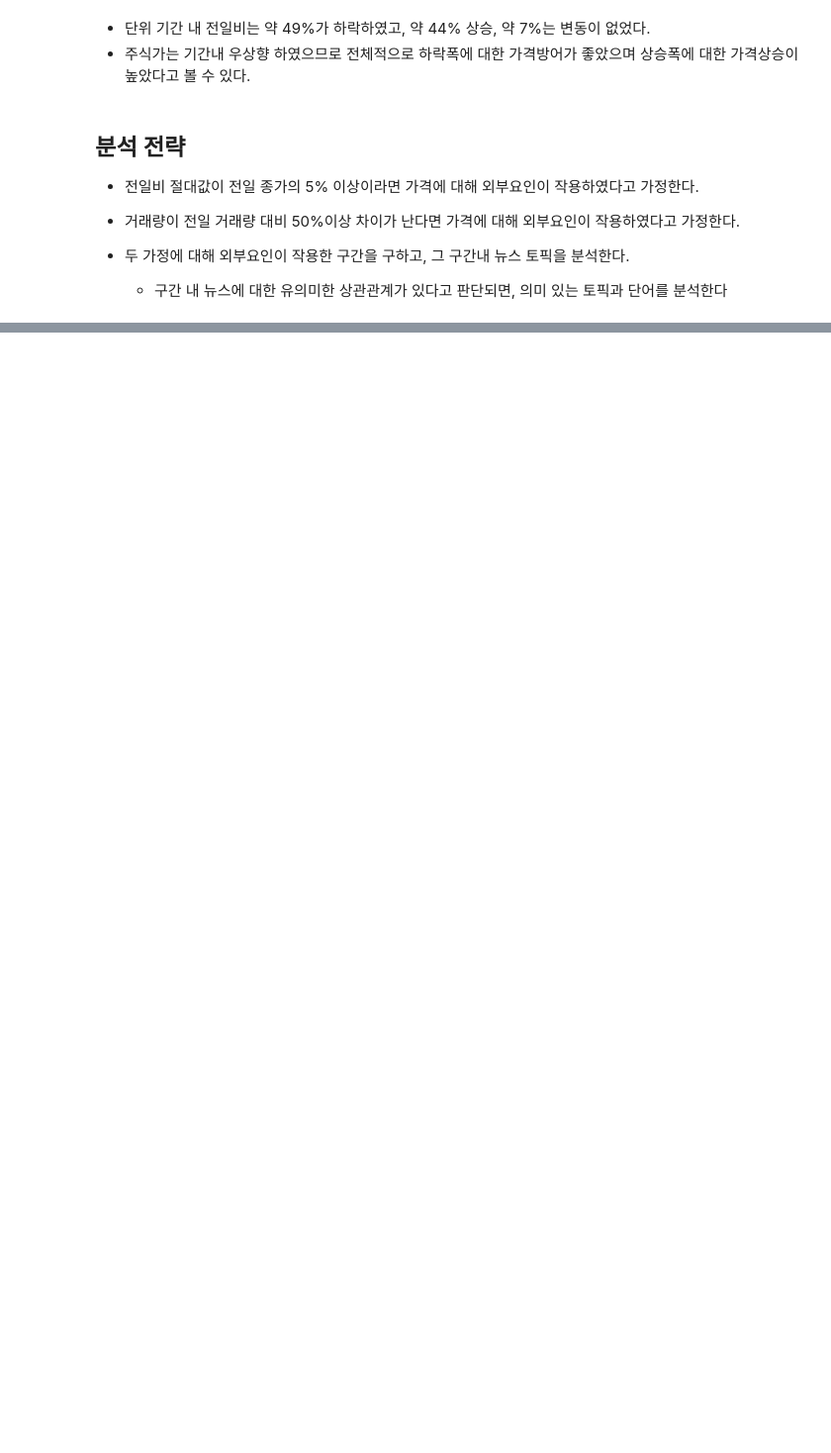
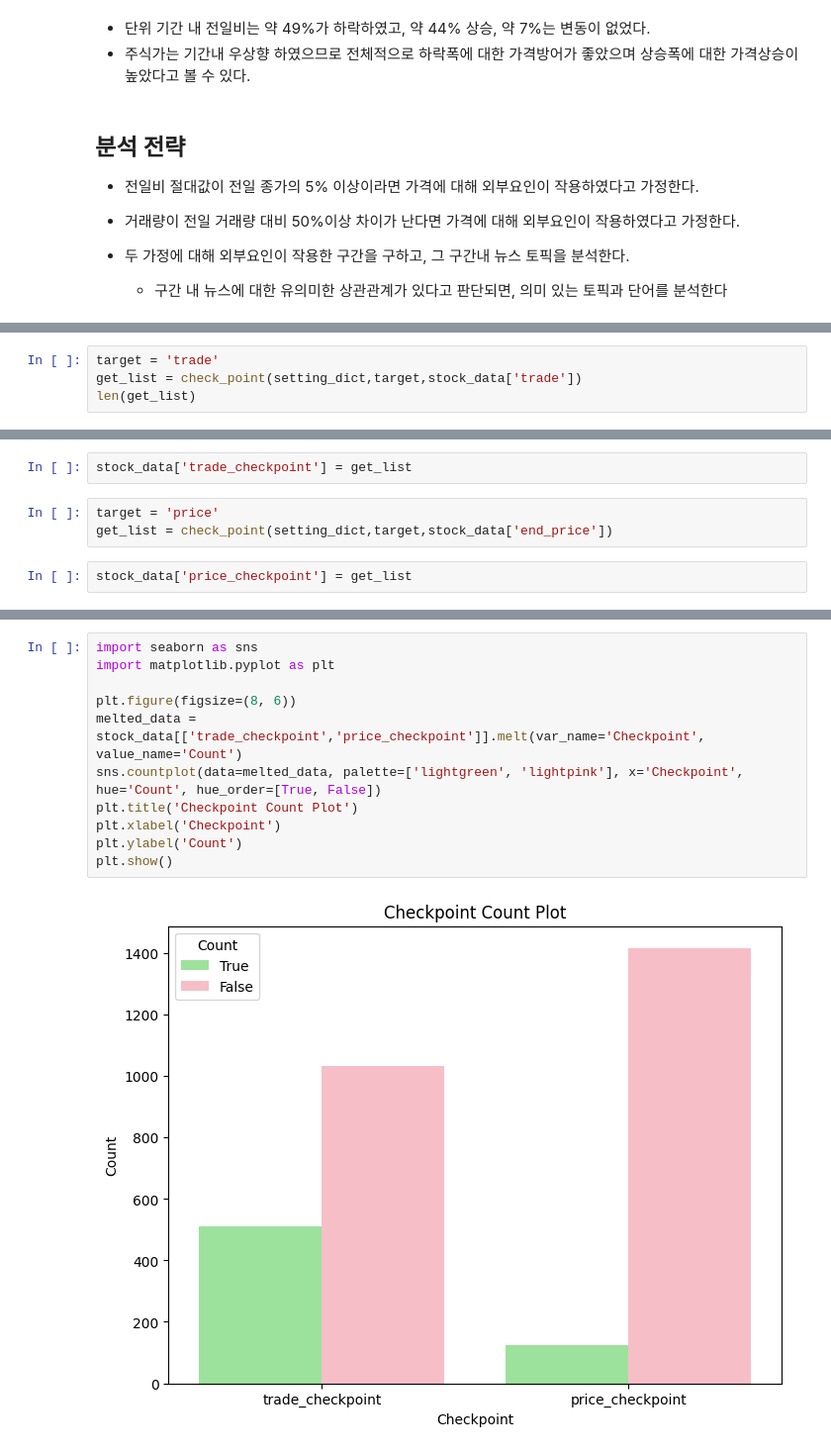
Before and after one commit to skymined/hancom_keyword, a Jupyter notebook: analysis/yohan/sotck_analysis.ipynb, the cells around one changed output, grey strips where cells are left out. Shown at 99% size. Saved outputs shown, nothing was run; the diff lists cells and outputs as text; blank space fills up the shorter version.

```diff
--- a/analysis/yohan/sotck_analysis.ipynb
+++ b/analysis/yohan/sotck_analysis.ipynb
@@ -202,0 +257,4 @@ plt.show()
+# %%
+target = 'trade'
+get_list = check_point(setting_dict,target,stock_data['trade'])
+len(get_list)
@@ -202,0 +263,7 @@ plt.show()
+# %%
+stock_data['trade_checkpoint'] = get_list
+# %%
+target = 'price'
+get_list = check_point(setting_dict,target,stock_data['end_price'])
+# %%
+stock_data['price_checkpoint'] = get_list
@@ -202,0 +315,13 @@ plt.show()
+# %%
+import seaborn as sns
+import matplotlib.pyplot as plt
+
+plt.figure(figsize=(8, 6))
+melted_data = stock_data[['trade_checkpoint','price_checkpoint']].melt(var_name='Checkpoint', value_name='Count')
+sns.countplot(data=melted_data, palette=['lightgreen', 'lightpink'], x='Checkpoint', hue='Count', hue_order=[True, False])
+plt.title('Checkpoint Count Plot')
+plt.xlabel('Checkpoint')
+plt.ylabel('Count')
+plt.show()
+# %% [output]
+[figure, added]
```
Also changed, not shown: parts of 11 cells of this notebook.
